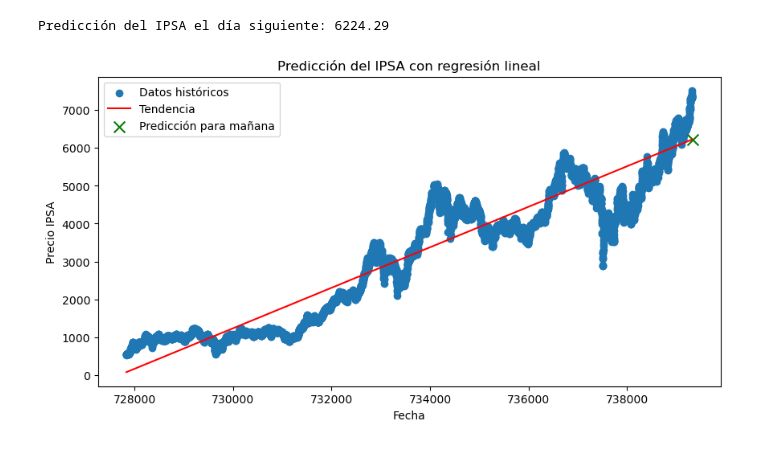
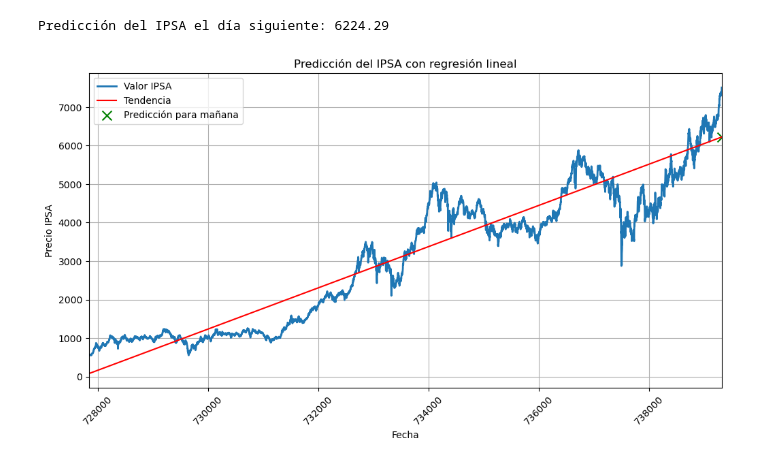
Before and after one commit to neko-soft/ipsaPrediction, a Jupyter notebook: modeloPredictivoV1.ipynb, the cells around one changed output. Saved outputs shown, nothing was run; the diff lists cells and outputs as text; code cells hidden in the pictures.

```diff
--- a/modeloPredictivoV1.ipynb
+++ b/modeloPredictivoV1.ipynb
@@ -42,14 +46,29 @@ print(f"Predicción del IPSA el día siguiente: {prediccion[0][0]:.2f}")
 Predicción del IPSA el día siguiente: 6224.29
 # %%
 # Visualizar resultados
-plt.figure(figsize=(10, 5))
-plt.scatter(df["Fecha"], df["Valor IPSA"], label="Datos históricos")
+
+plt.figure(figsize=(12, 6))
+plt.plot(df['Fecha'], df['Valor IPSA'],
+        label='Valor IPSA',
+        linewidth=2)
+
+
+plt.xlim(df['Fecha'].min(), df['Fecha'].max())
+
+plt.xlabel("Fecha")
+plt.ylabel("Valor IPSA")
+plt.title('Valor IPSA en el tiempo')
+plt.legend()
+plt.grid(True)
+plt.xticks(rotation=45)
+
+
 plt.plot(df["Fecha"], modelo.predict(X_scaled) * scaler_y.scale_ + scaler_y.mean_, color="red", label="Tendencia")
 plt.scatter(proxima_fecha, prediccion, color="green", label="Predicción para mañana", marker="x", s=100)
 plt.legend()
 plt.xlabel("Fecha")
 plt.ylabel("Precio IPSA")
 plt.title("Predicción del IPSA con regresión lineal")
 plt.show()
 # %% [output]
-[figure, old version]
+[figure, new version]
```
Also changed, not shown: parts of 1 cell of this notebook, 2 other files.
